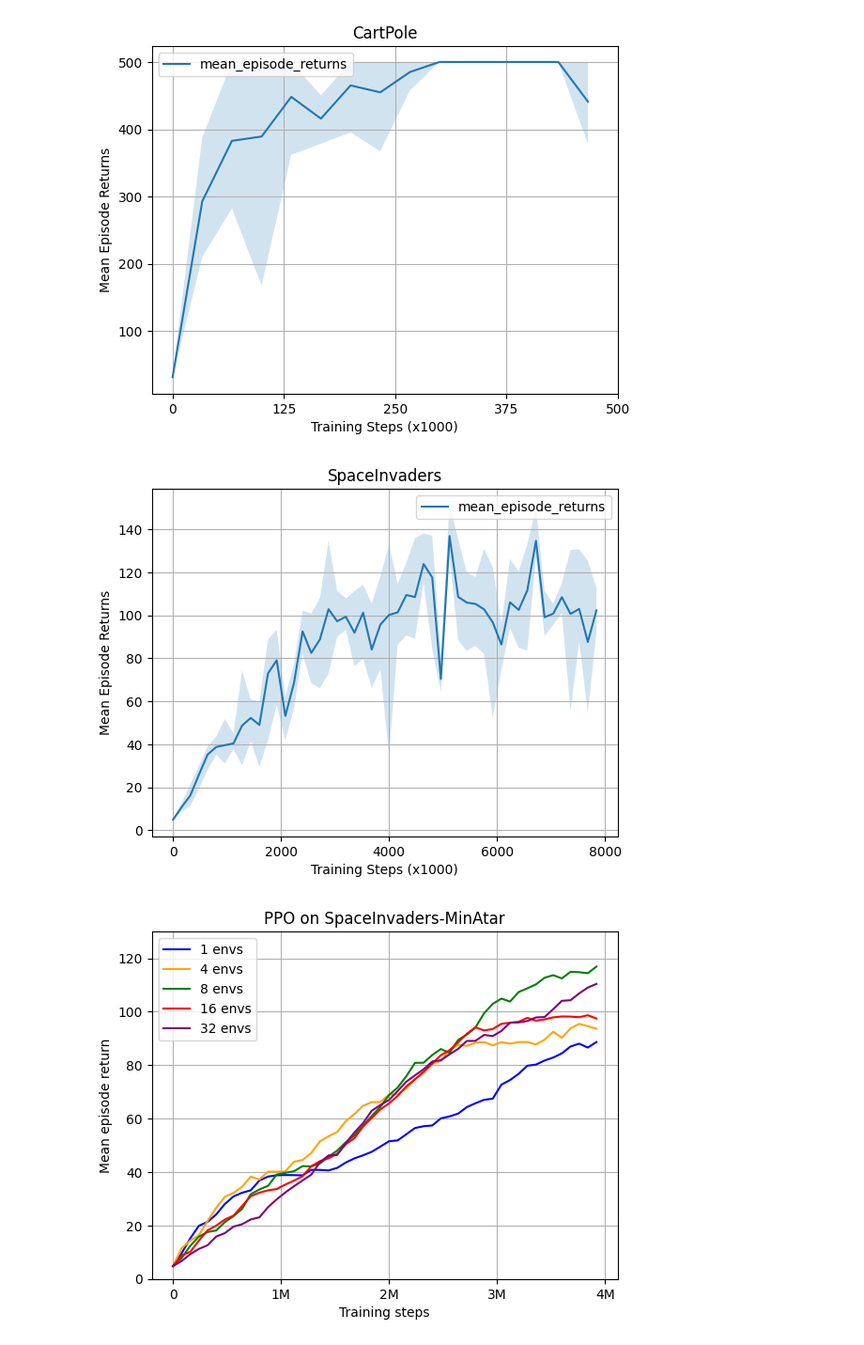
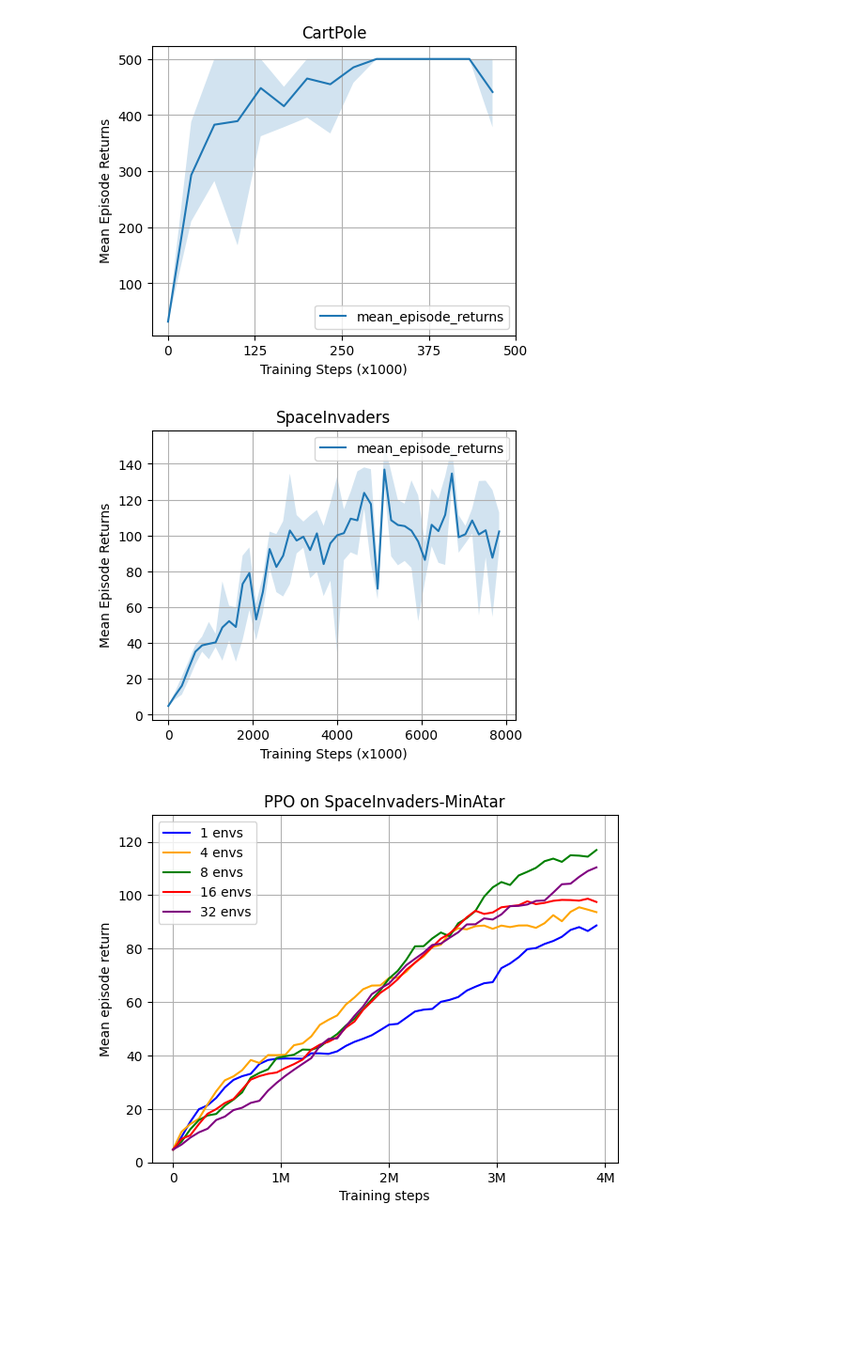
Before and after one commit to BDEvan5/ppx, a Jupyter notebook: notebooks/visualise_training.ipynb, the cells around one changed output. Shown: that part at 94% size. Saved outputs shown, nothing was run; the diff lists cells and outputs as text; code cells hidden in the pictures; blank space fills up the shorter version.

Commit message:
Update images

```diff
--- a/notebooks/visualise_training.ipynb
+++ b/notebooks/visualise_training.ipynb
@@ -26,31 +26,35 @@ def read_system_json(algo, env, env_n, seed):
 # %%
 # requires tests with CartPole with seeds of 42, 43, 44
 seed_list = [42, 43, 44]
 
 dfs = []
 for seed in seed_list:
-    df = read_system_json("PPO", "CartPole-v1", 4, seed)
+    df = read_system_json("ppo", "CartPole-v1", 4, seed)
     dfs.append(df)
+
+fig, ax = plt.subplots(figsize=(5, 4))
 
 df_concat = pd.concat(dfs)
 by_row_index = df_concat.groupby(df_concat.index)
 df_mean = by_row_index.mean()
-ax = df_mean.plot(y="mean_episode_returns", title="CartPole")
+df_mean.plot(y="mean_episode_returns", title="CartPole", ax=ax)
 
 small = by_row_index.min().mean_episode_returns
 large = by_row_index.max().mean_episode_returns
 plt.fill_between(df_mean.index, small, large, alpha=0.2)
 
 plt.ylabel("Mean Episode Returns")
 plt.xlabel("Training Steps (x1000)")
 plt.xticks(np.linspace(0, 15, 5), np.linspace(0, 5e2, 5).astype(int))
 plt.grid(True)
 plt.savefig("../Images/cartpole_mean.png")
 # %% [output]
-[figure, old version]
+[figure, new version]
 # %%
 # requires tests with SpaceInvaders with seeds of 42, 43, 44
 seed_list = [42, 43, 44]
+
+fig, ax = plt.subplots(figsize=(5, 4))
 
 dfs = []
 for seed in seed_list:
@@ -60,7 +64,7 @@ for seed in seed_list:
 df_concat = pd.concat(dfs)
 by_row_index = df_concat.groupby(df_concat.index)
 df_mean = by_row_index.mean()
-ax = df_mean.plot(y="mean_episode_returns", title="SpaceInvaders")
+df_mean.plot(y="mean_episode_returns", title="SpaceInvaders", ax=ax)
 
 small = by_row_index.min().mean_episode_returns
 large = by_row_index.max().mean_episode_returns
@@ -72,7 +76,7 @@ plt.xticks(np.linspace(0, 50, 5), np.linspace(0, 8e3, 5).astype(int))
 plt.grid(True)
 plt.savefig("../Images/SpaceInvaders_mean.png")
 # %% [output]
-[figure, old version]
+[figure, new version]
 # %%
 env = "SpaceInvaders-MinAtar"
 
```
Also changed, not shown: 6 other files.
